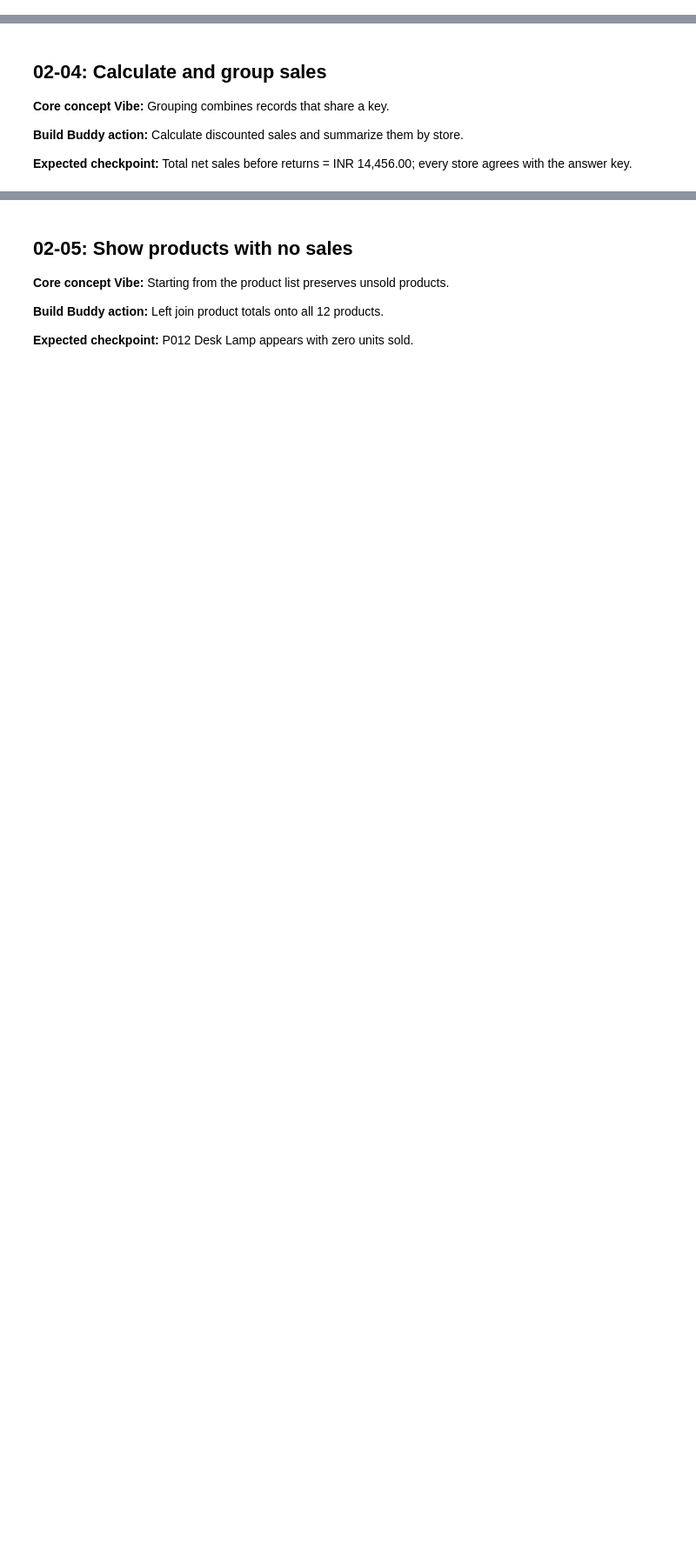
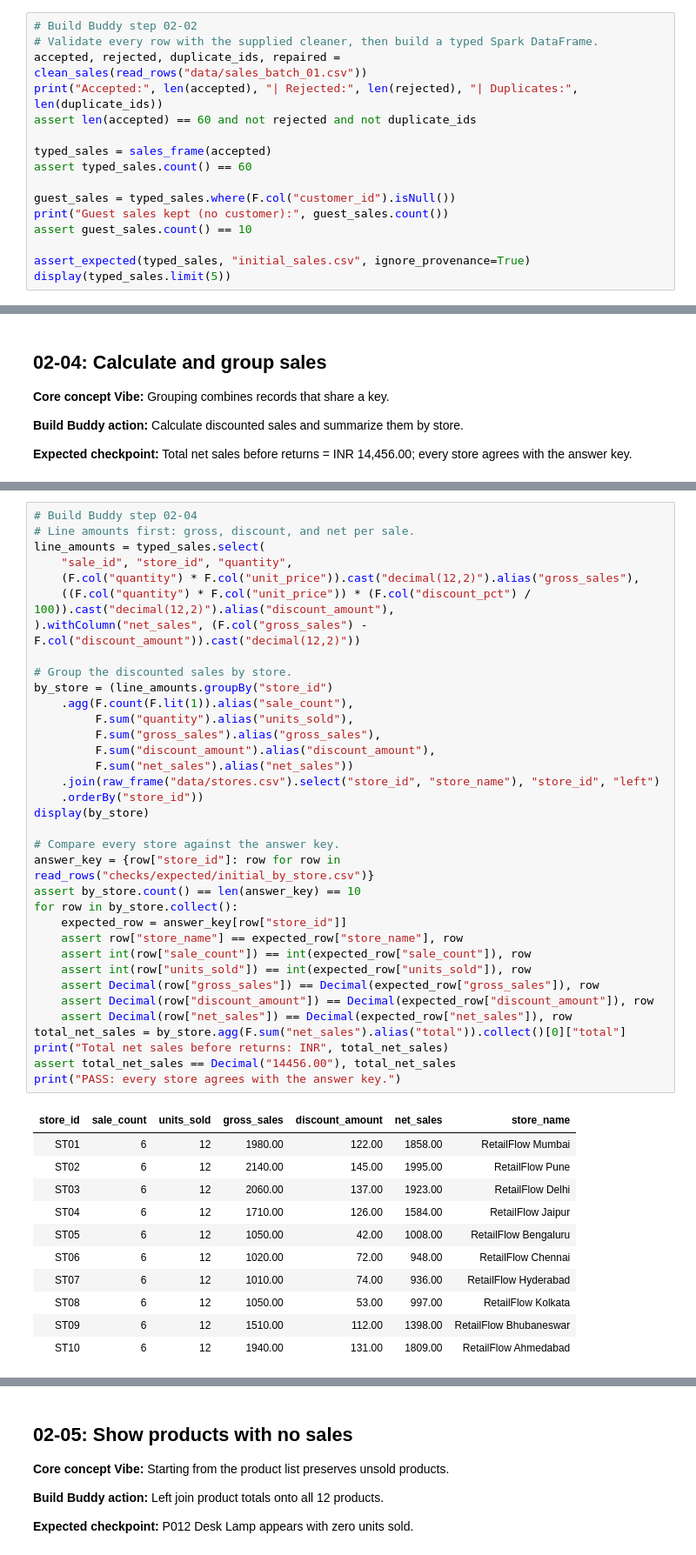
Before and after one commit to gokulmpp/retailflow-data-engineering-databricks, a Jupyter notebook: notebooks/02_read_join_and_first_report.ipynb, the cells around one changed output, grey strips where cells are left out. Shown at 87% size. Drawn from its saved outputs; the diff is of its cells as text; blank space fills up the shorter version.

Commit message:
Complete RetailFlow exercises 01-06

```diff
--- a/notebooks/02_read_join_and_first_report.ipynb
+++ b/notebooks/02_read_join_and_first_report.ipynb
@@ -263,0 +280,16 @@ def merge_into_silver(incoming):
+# %%
+# Build Buddy step 02-02
+# Validate every row with the supplied cleaner, then build a typed Spark DataFrame.
+accepted, rejected, duplicate_ids, repaired = clean_sales(read_rows("data/sales_batch_01.csv"))
+print("Accepted:", len(accepted), "| Rejected:", len(rejected), "| Duplicates:", len(duplicate_ids))
+assert len(accepted) == 60 and not rejected and not duplicate_ids
+
+typed_sales = sales_frame(accepted)
+assert typed_sales.count() == 60
+
+guest_sales = typed_sales.where(F.col("customer_id").isNull())
+print("Guest sales kept (no customer):", guest_sales.count())
+assert guest_sales.count() == 10
+
+assert_expected(typed_sales, "initial_sales.csv", ignore_provenance=True)
+display(typed_sales.limit(5))
@@ -287,0 +347,47 @@ def merge_into_silver(incoming):
+# %%
+# Build Buddy step 02-04
+# Line amounts first: gross, discount, and net per sale.
+line_amounts = typed_sales.select(
+    "sale_id", "store_id", "quantity",
+    (F.col("quantity") * F.col("unit_price")).cast("decimal(12,2)").alias("gross_sales"),
+    ((F.col("quantity") * F.col("unit_price")) * (F.col("discount_pct") / 100)).cast("decimal(12,2)").alias("discount_amount"),
+).withColumn("net_sales", (F.col("gross_sales") - F.col("discount_amount")).cast("decimal(12,2)"))
+
+# Group the discounted sales by store.
+by_store = (line_amounts.groupBy("store_id")
+    .agg(F.count(F.lit(1)).alias("sale_count"),
+         F.sum("quantity").alias("units_sold"),
+         F.sum("gross_sales").alias("gross_sales"),
+         F.sum("discount_amount").alias("discount_amount"),
+         F.sum("net_sales").alias("net_sales"))
+    .join(raw_frame("data/stores.csv").select("store_id", "store_name"), "store_id", "left")
+    .orderBy("store_id"))
+display(by_store)
+
+# Compare every store against the answer key.
+answer_key = {row["store_id"]: row for row in read_rows("checks/expected/initial_by_store.csv")}
+assert by_store.count() == len(answer_key) == 10
+for row in by_store.collect():
+    expected_row = answer_key[row["store_id"]]
+    assert row["store_name"] == expected_row["store_name"], row
+    assert int(row["sale_count"]) == int(expected_row["sale_count"]), row
+    assert int(row["units_sold"]) == int(expected_row["units_sold"]), row
+    assert Decimal(row["gross_sales"]) == Decimal(expected_row["gross_sales"]), row
+    assert Decimal(row["discount_amount"]) == Decimal(expected_row["discount_amount"]), row
+    assert Decimal(row["net_sales"]) == Decimal(expected_row["net_sales"]), row
+total_net_sales = by_store.agg(F.sum("net_sales").alias("total")).collect()[0]["total"]
+print("Total net sales before returns: INR", total_net_sales)
+assert total_net_sales == Decimal("14456.00"), total_net_sales
+print("PASS: every store agrees with the answer key.")
+# %% [output]
+| store_id | sale_count | units_sold | gross_sales | discount_amount | net_sales | store_name |
+| ST01 | 6 | 12 | 1980.00 | 122.00 | 1858.00 | RetailFlow Mumbai |
+| ST02 | 6 | 12 | 2140.00 | 145.00 | 1995.00 | RetailFlow Pune |
+| ST03 | 6 | 12 | 2060.00 | 137.00 | 1923.00 | RetailFlow Delhi |
+| ST04 | 6 | 12 | 1710.00 | 126.00 | 1584.00 | RetailFlow Jaipur |
+| ST05 | 6 | 12 | 1050.00 | 42.00 | 1008.00 | RetailFlow Bengaluru |
+| ST06 | 6 | 12 | 1020.00 | 72.00 | 948.00 | RetailFlow Chennai |
+| ST07 | 6 | 12 | 1010.00 | 74.00 | 936.00 | RetailFlow Hyderabad |
+| ST08 | 6 | 12 | 1050.00 | 53.00 | 997.00 | RetailFlow Kolkata |
+| ST09 | 6 | 12 | 1510.00 | 112.00 | 1398.00 | RetailFlow Bhubaneswar |
+| ST10 | 6 | 12 | 1940.00 | 131.00 | 1809.00 | RetailFlow Ahmedabad |
```
Also changed, not shown: parts of 11 cells of this notebook, 6 other files.
